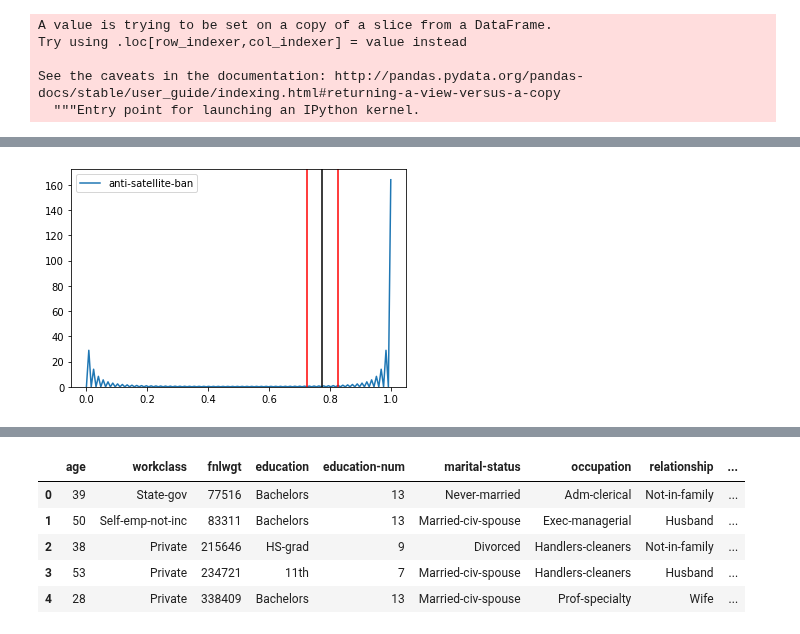
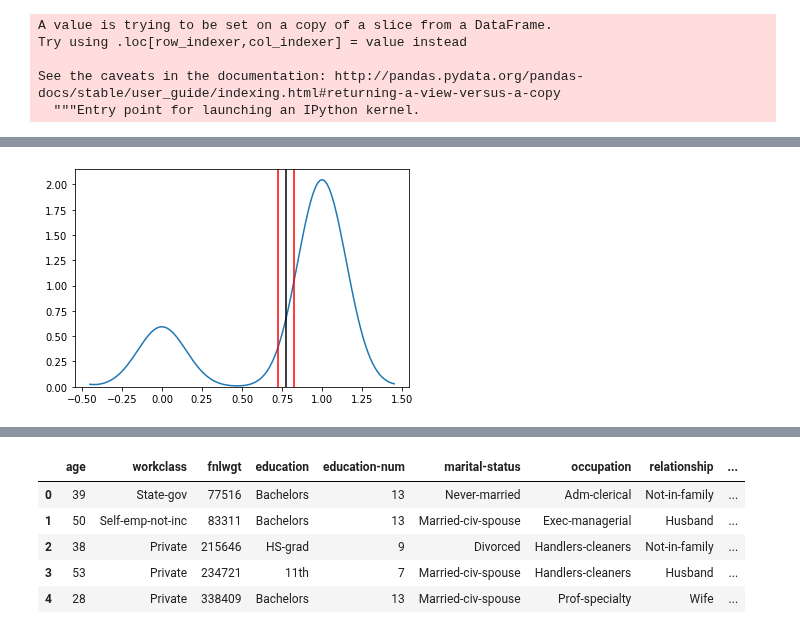
Before and after one commit to bloominstituteoftechnology/DS-Unit-1-Sprint-2-Statistics, a Jupyter notebook: module2/LS_DS_122_Sampling_Confidence_Intervals_and_Hypothesis_Testing_Assignment.ipynb, the cells around one changed output, grey strips where cells are left out. Saved outputs shown, nothing was run; the diff lists cells and outputs as text; code cells hidden in the pictures.

Commit message:
Cleaned up plot, wrote up interpration and prettified

```diff
--- a/module2/LS_DS_122_Sampling_Confidence_Intervals_and_Hypothesis_Testing_Assignment.ipynb
+++ b/module2/LS_DS_122_Sampling_Confidence_Intervals_and_Hypothesis_Testing_Assignment.ipynb
@@ -129,8 +129,8 @@ dem['anti-satellite-ban'].isnull().sum()
 # %%
 # graphically represent the confidence interval
-sns.kdeplot(dem['anti-satellite-ban'])
+sns.kdeplot(dem['anti-satellite-ban'].values, bw=.15)
 plt.axvline(x=low, color='red')
 plt.axvline(x=high, color='red')
 plt.axvline(x=mean, color='k');
 # %% [output]
-[figure, old version]
+[figure, new version]
```
Also changed, not shown: parts of 9 cells of this notebook.
